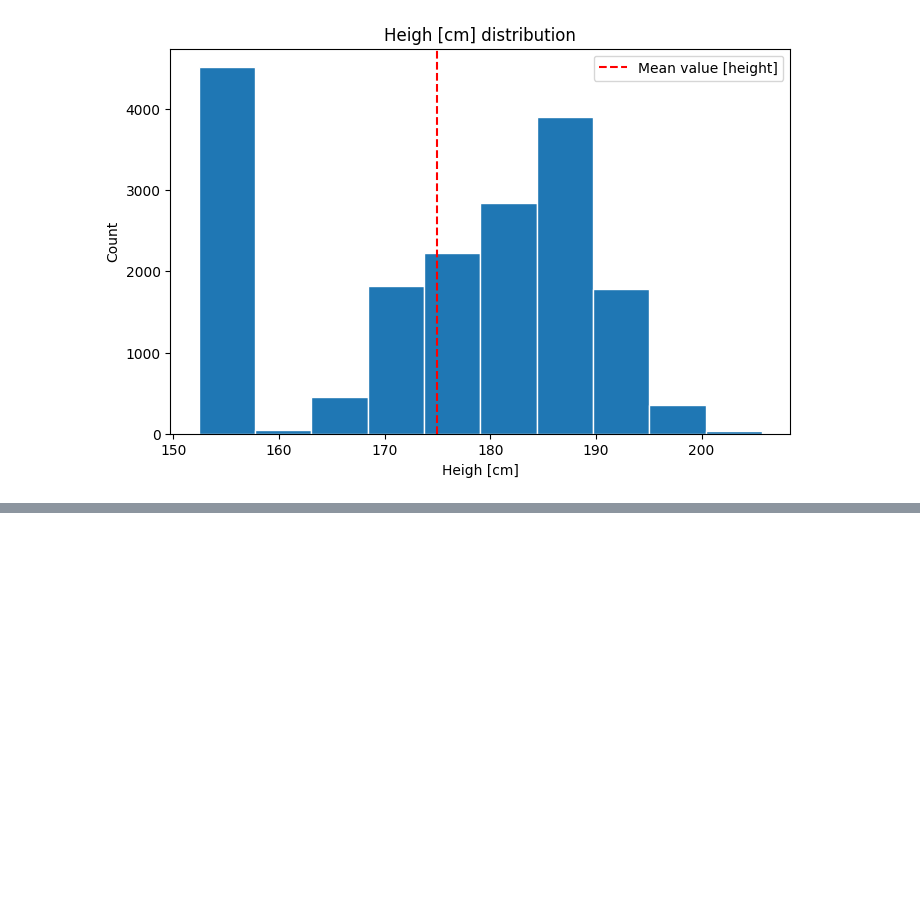
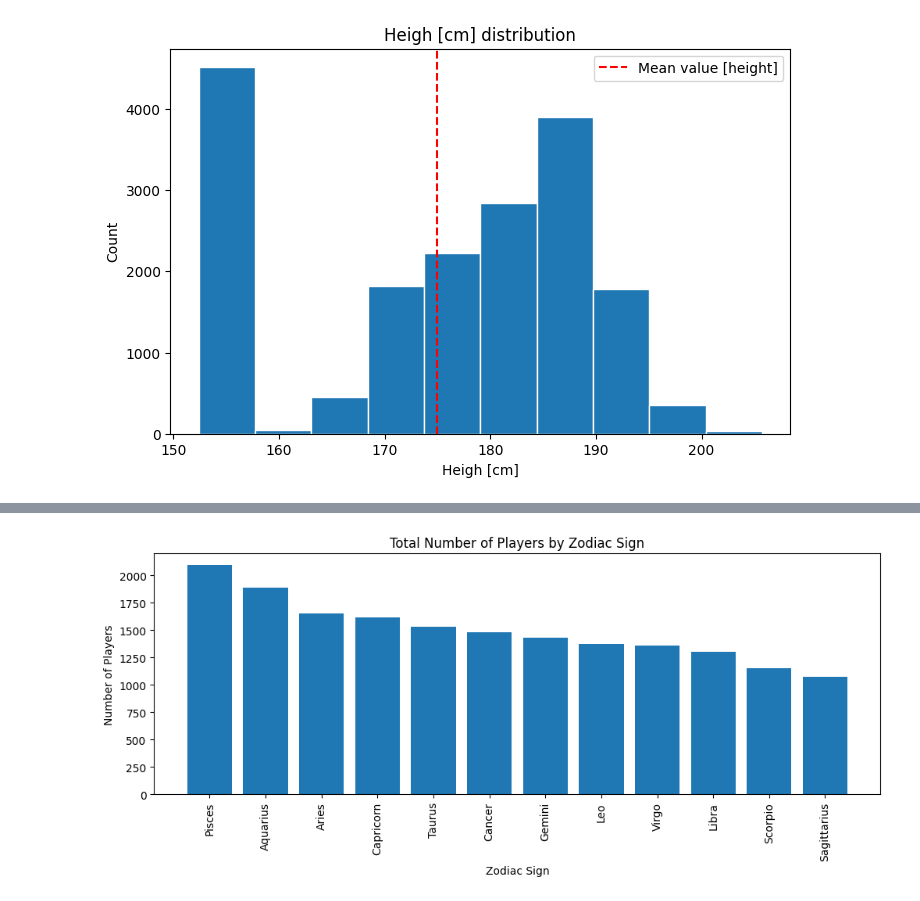
Before and after one commit to plamensve/ML_FINAL_PROJECT_2026, a Jupyter notebook: notebooks/01_overview.ipynb, the cells around one changed output, grey strips where cells are left out. Cells and saved outputs as stored; diff of their text form; code cells hidden in the pictures; blank space fills up the shorter version.

```diff
--- a/notebooks/01_overview.ipynb
+++ b/notebooks/01_overview.ipynb
@@ -234,0 +419,16 @@ plt.show()
+# %%
+# Count players by zodiac sign
+zodiac_counts = data['zodiac'].value_counts()
+
+plt.figure(figsize=(12, 4))
+
+plt.bar(zodiac_counts.index, zodiac_counts.values)
+
+plt.title('Total Number of Players by Zodiac Sign')
+plt.xlabel('Zodiac Sign')
+plt.ylabel('Number of Players')
+plt.xticks(rotation=90)
+
+plt.show()
+# %% [output]
+[figure, added]
```
Also changed, not shown: parts of 12 cells of this notebook.
